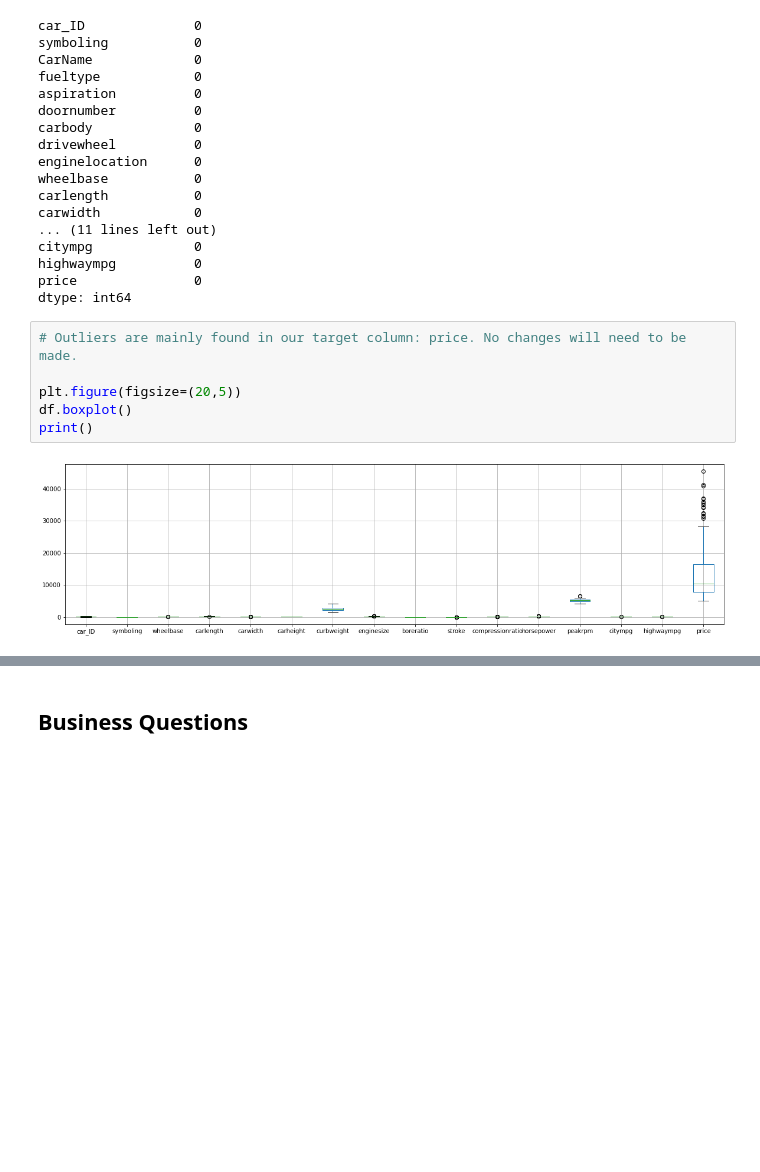
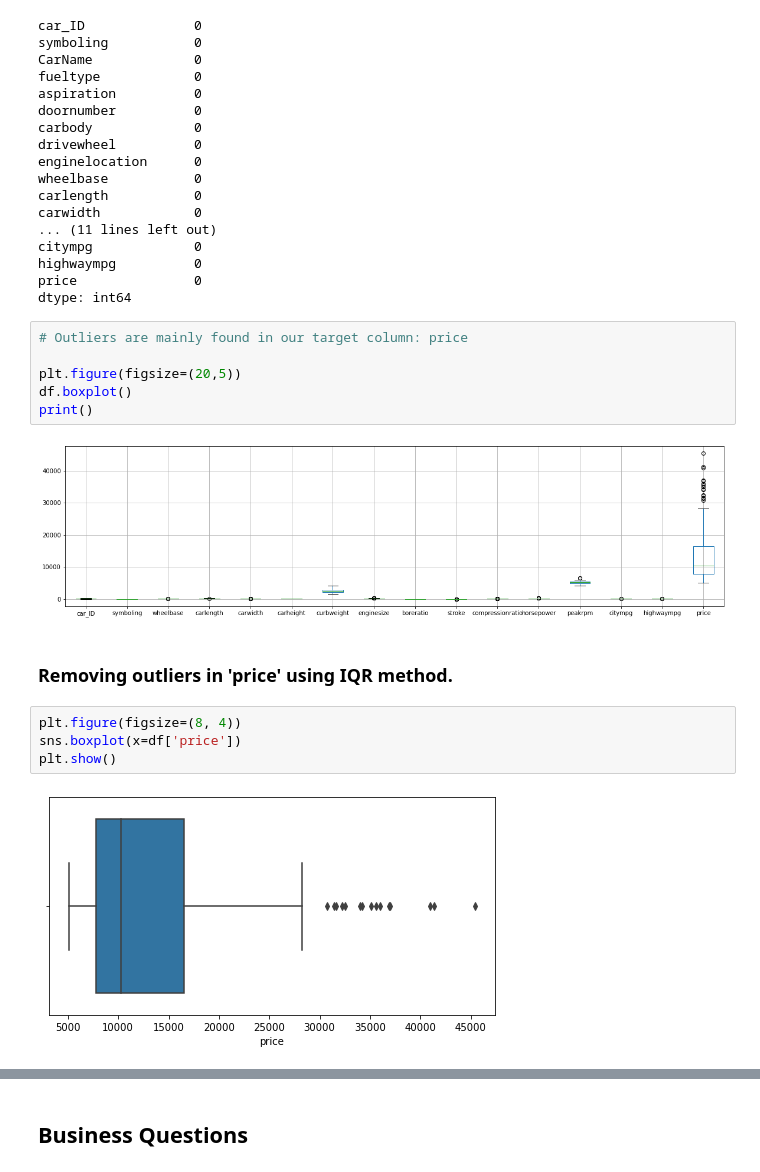
Before and after one commit to Daniel-RPS/Car-Price-Prediction, a Jupyter notebook: Car Price Prediction.ipynb, the cells around one changed output, grey strips where cells are left out. Cells and saved outputs as stored; diff of their text form; blank space fills up the shorter version.

```diff
--- a/Car Price Prediction.ipynb
+++ b/Car Price Prediction.ipynb
@@ -149,10 +149,18 @@ highwaympg          0
 price               0
 dtype: int64
 # %%
-# Outliers are mainly found in our target column: price. No changes will need to be made.
+# Outliers are mainly found in our target column: price
 
 plt.figure(figsize=(20,5))
 df.boxplot()
 print()
 # %% [output]
 [figure]
+# %% [markdown]
+### Removing outliers in 'price' using IQR method.
+# %%
+plt.figure(figsize=(8, 4))
+sns.boxplot(x=df['price'])
+plt.show()
+# %% [output]
+[figure, added]
```
Also changed, not shown: parts of 41 cells of this notebook.
